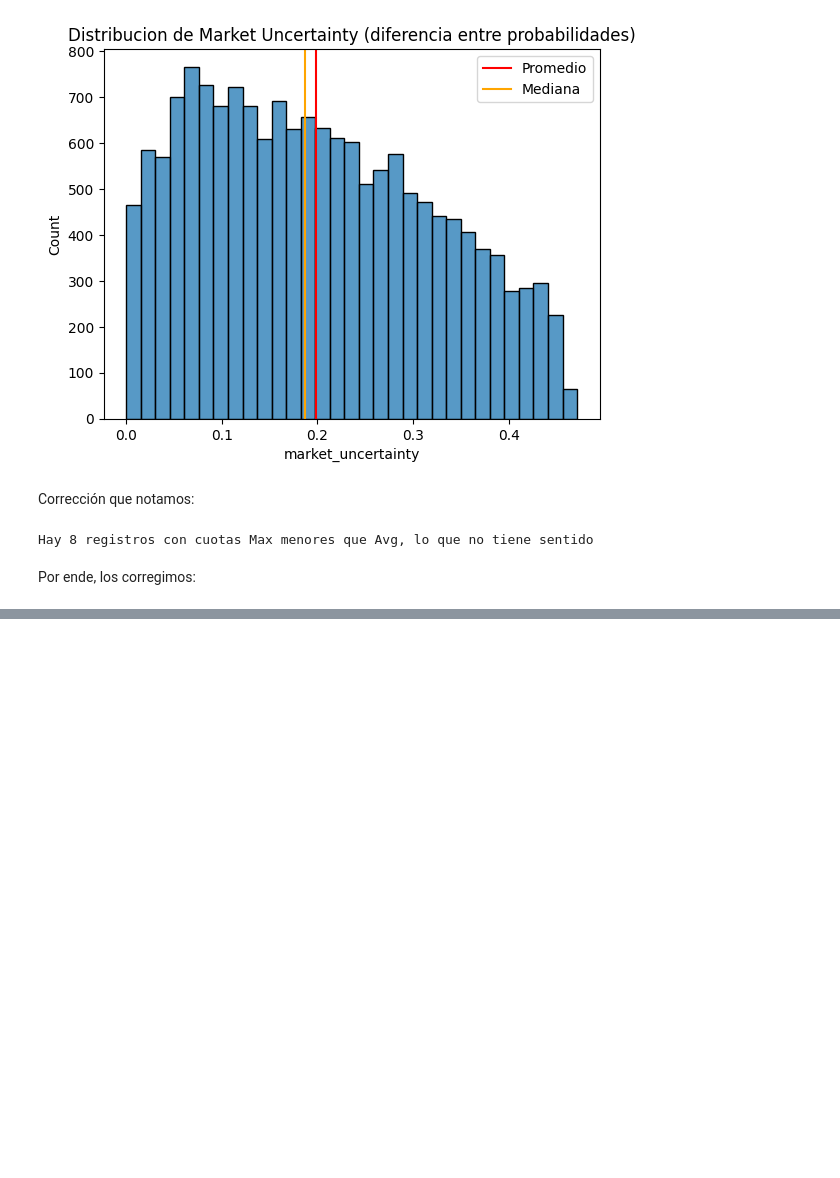
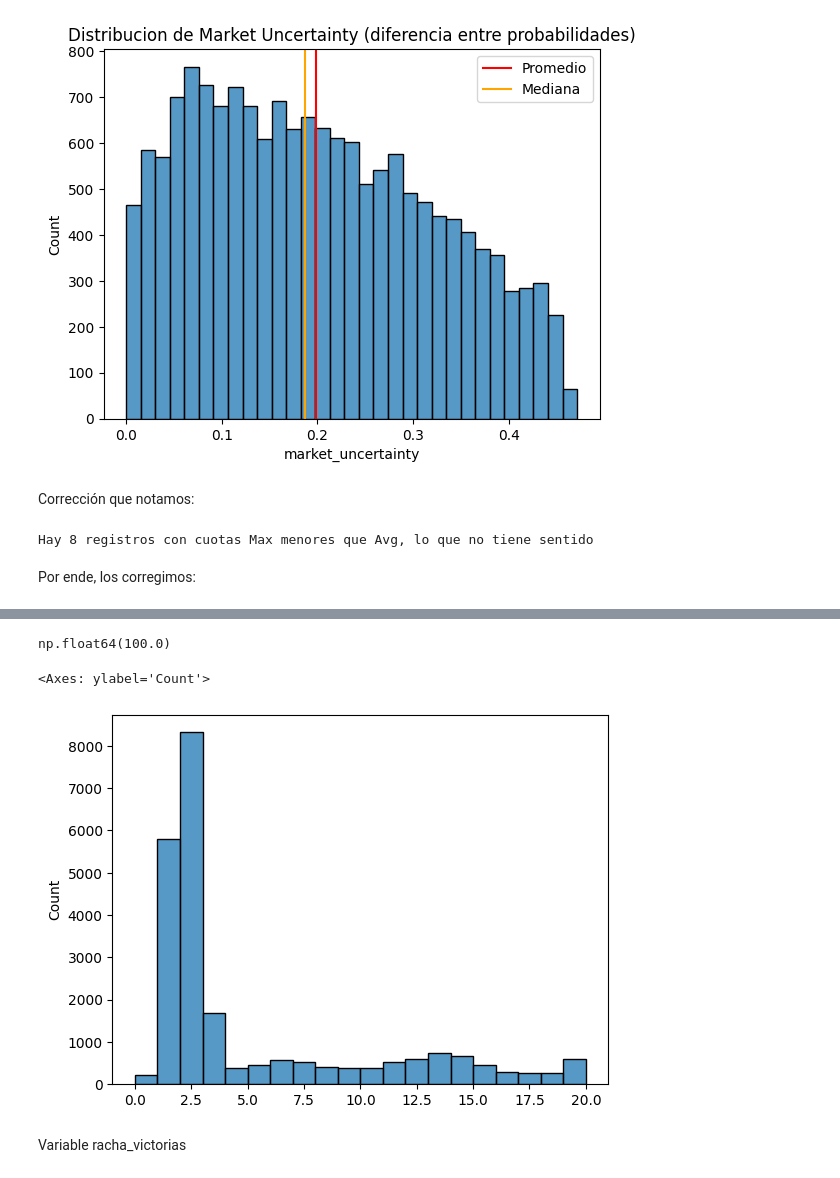
Before and after one commit to ichiP245/my-next-soderling, a Jupyter notebook: Notebooks/FullEDA.ipynb, the cells around one changed output, grey strips where cells are left out. Cells and saved outputs as stored; diff of their text form; code cells hidden in the pictures; blank space fills up the shorter version.

```diff
--- a/Notebooks/FullEDA.ipynb
+++ b/Notebooks/FullEDA.ipynb
@@ -175,0 +212,2 @@ df.loc[(df['MaxB'] - df['AvgB']) < 0, 'MaxB'] = df.loc[(df['MaxB'] - df['AvgB'])
+# %%
+dias_ultimo_partido = pd.concat([df['dias_ultimo_partido_A'] , df['dias_ultimo_partido_B']], axis=0).dropna()
@@ -175,0 +226,11 @@ df.loc[(df['MaxB'] - df['AvgB']) < 0, 'MaxB'] = df.loc[(df['MaxB'] - df['AvgB'])
+# %%
+dias_ultimo_partido.quantile(0.95)
+# %% [output]
+np.float64(100.0)
+# %%
+sns.histplot(dias_ultimo_partido[dias_ultimo_partido < dias_ultimo_partido.quantile(0.75)], bins=20)
+# %% [output]
+<Axes: ylabel='Count'>
+[figure, added]
+# %% [markdown]
+Variable racha_victorias
```
Also changed, not shown: parts of 39 cells of this notebook, 1 other file.
